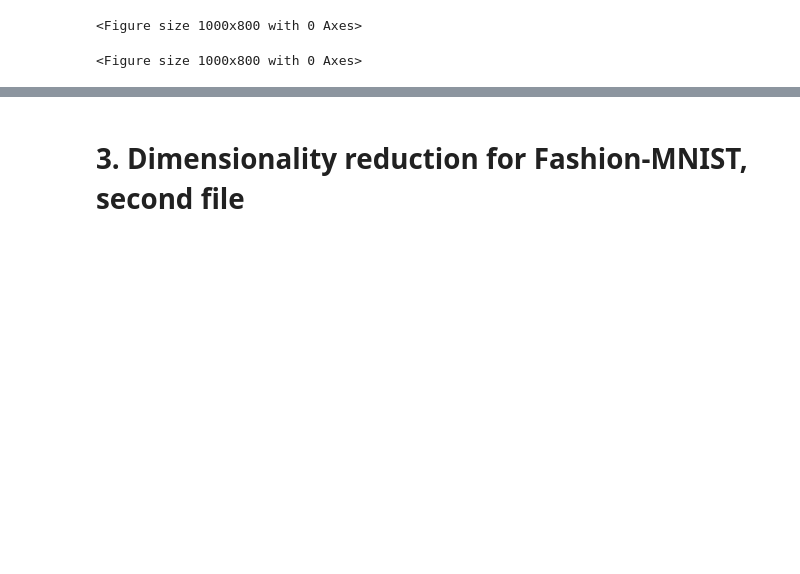
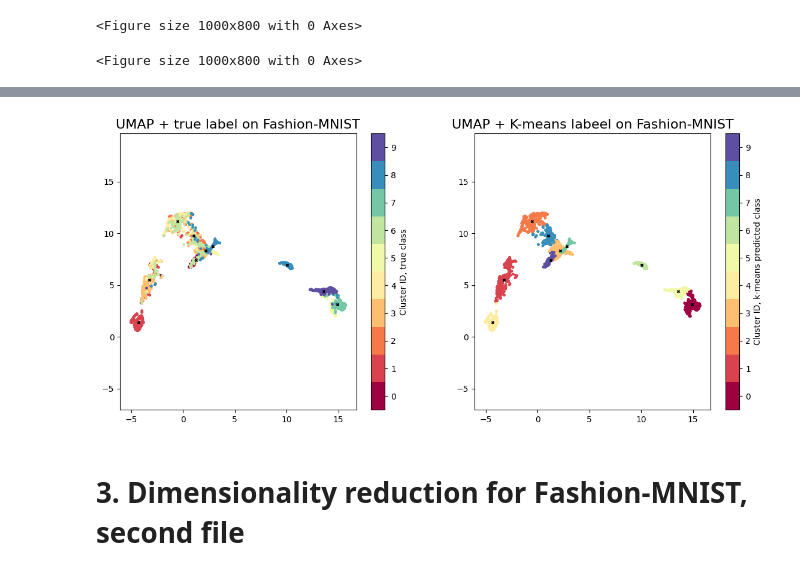
Before and after one commit to Yuyang-Yao/Math_-5750_Project2, a Jupyter notebook: project2.ipynb, the cells around one changed output, grey strips where cells are left out. Drawn from its saved outputs; the diff is of its cells as text; code cells hidden in the pictures; blank space fills up the shorter version.

```diff
--- a/project2.ipynb
+++ b/project2.ipynb
@@ -920,3 +965,46 @@ plt.show()
+# %%
+fig,ax_Q2_UMAP = plt.subplots(1, 2, figsize=(14,6))
+
+ax_Q2_UMAP[0].scatter(X_umap[:, 0], X_umap[:, 1], c=y_sample_Q2,# color for clusters by true class, and cmap='Spectral', smooth color gradient
+            cmap='Spectral', s=5)
+
+scatter_object1 = ax_Q2_UMAP[0].scatter(X_umap[:, 0], X_umap[:, 1], c=y_sample_Q2,
+            cmap='Spectral', s=5)
+fig.colorbar(scatter_object1, ax=ax_Q2_UMAP[0], label='Cluster ID, true class',
+             boundaries=np.arange(11)-0.5).set_ticks(np.arange(10))# colobar in subplot
+
+
+ax_Q2_UMAP[0].scatter(centroid_Q2_umap[:,0], centroid_Q2_umap[:,1],# this means the first and second entry of the numpy array, PC1 axis (direction) coordiante and PC2 direction coordinate of the centroid
+            c="black", marker="x", s=8, label="Centroids")
+
+ax_Q2_UMAP[0].set_aspect('equal', 'datalim') #make x, y of plot looks normal
+
+
+ax_Q2_UMAP[0].set_title('UMAP + true label on Fashion-MNIST', fontsize=16)
+
+#2nd predicted
+ax_Q2_UMAP[1].scatter(X_umap[:, 0], X_umap[:, 1], c=kmeans_Q2_umap.labels_,# color for clusters by true class, and cmap='Spectral', smooth color gradient
+            cmap='Spectral', s=5)
+scatter_object2 = ax_Q2_UMAP[1].scatter(X_umap[:, 0], X_umap[:, 1], c=kmeans_Q2_umap.labels_,
+            cmap='Spectral', s=5)
+fig.colorbar(scatter_object2, ax=ax_Q2_UMAP[1], label='Cluster ID, k-means predicted class',
+             boundaries=np.arange(11)-0.5).set_ticks(np.arange(10))
+
+
+
+ax_Q2_UMAP[1].scatter(centroid_Q2_umap[:,0], centroid_Q2_umap[:,1],# this means the first and second entry of the numpy array, PC1 axis (direction) coordiante and PC2 direction coordinate of the centroid
+            c="black", marker="x", s=8, label="Centroids")
+
+ax_Q2_UMAP[1].set_aspect('equal', 'datalim')# make x, y of plot looks normal
+
+
+ax_Q2_UMAP[1].set_title('UMAP + K-means labeel on Fashion-MNIST', fontsize=16)
+
+
+
+plt.show()
+# %% [output]
+[figure, added]
 # %% [markdown]
 # 3. Dimensionality reduction for Fashion-MNIST, second file
 # %%
```
Also changed, not shown: parts of 7 cells of this notebook.
